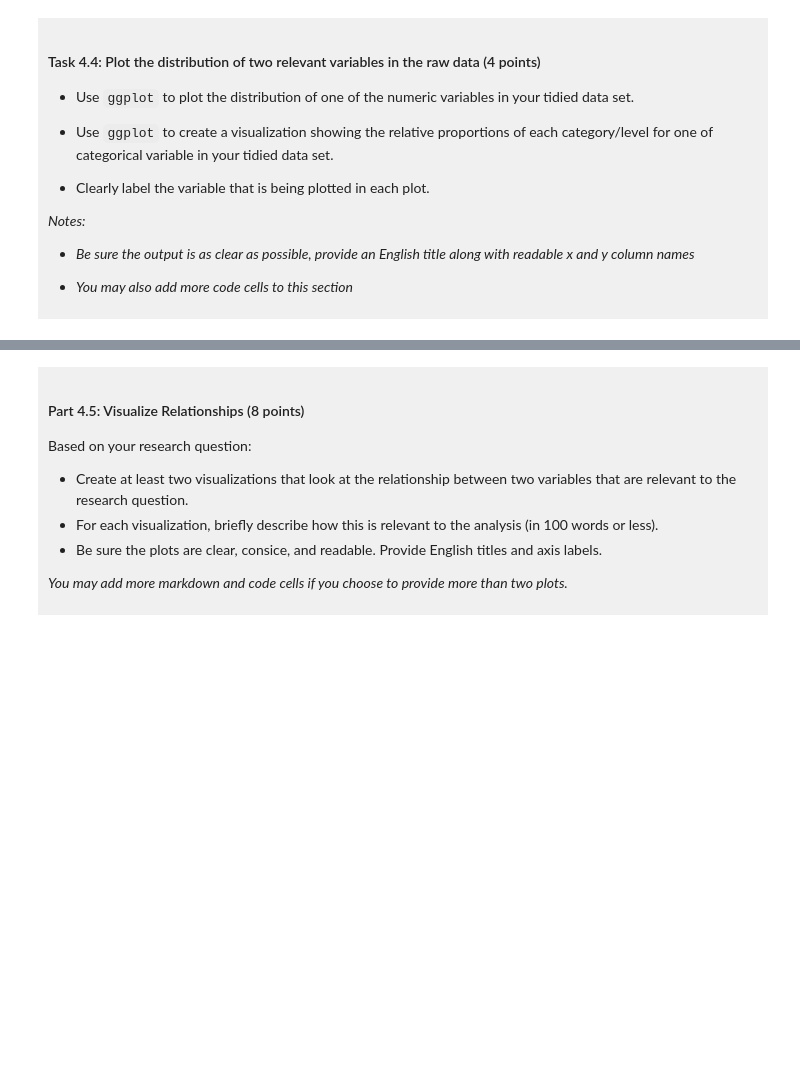
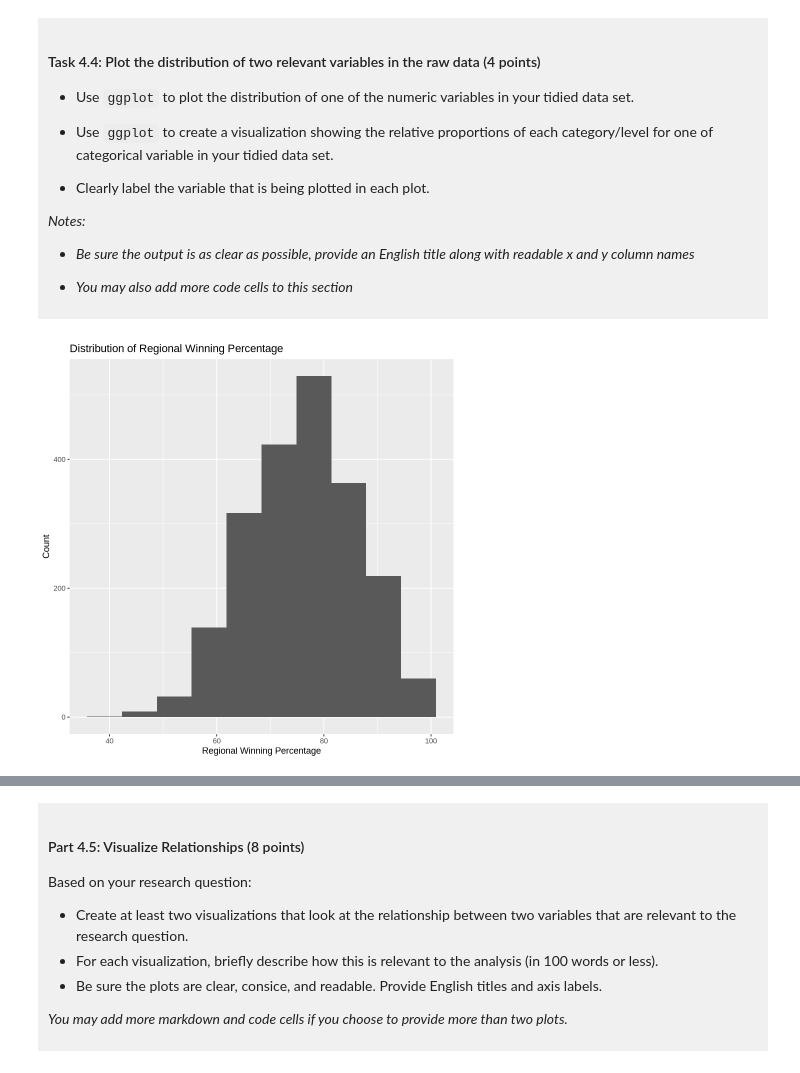
Before and after one commit to bloomoftianzen/dsci-100-project-tiantian-c, a Jupyter notebook: dsci-100-project-notebook.ipynb, the cells around one changed output, grey strips where cells are left out. Saved outputs shown, nothing was run; the diff lists cells and outputs as text; code cells hidden in the pictures; blank space fills up the shorter version.

Commit message:
CheckPointC
Summary Statistics, Initial Visualizations Explorations, and Proposed Analysis Workflow (Nov.7th.2026)

```diff
--- a/dsci-100-project-notebook.ipynb
+++ b/dsci-100-project-notebook.ipynb
@@ -296,5 +356,15 @@ You will refine your research question (if needed) and produce a tidy data set.
 
 </div>
 # %%
-### EDIT THIS CODE CELL FOR PLOT 1 ###
+###
+reg_wins_pct_dist <- ggplot(women_basketball_tidy_data,
+                            aes(x = reg_wins_pct)) +
+                        geom_histogram(bins = 10) +
+            labs(title = "Distribution of Regional Winning Percentage",
+                   x = "Regional Winning Percentage",
+                   y = "Count")
+reg_wins_pct_dist
+###
+# %% [output]
+[figure, added]
 # %%
```
Also changed, not shown: parts of 11 cells of this notebook.
